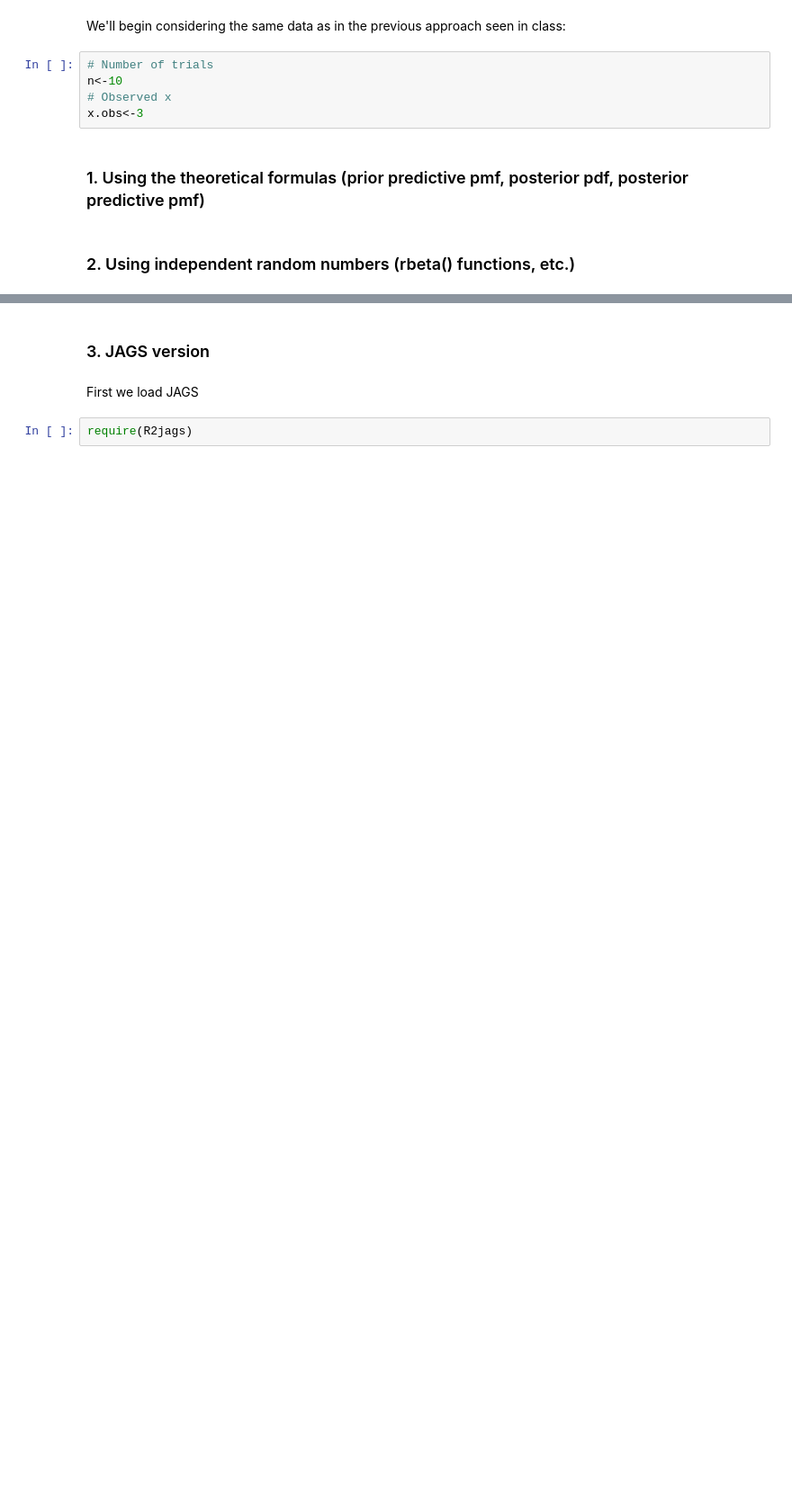
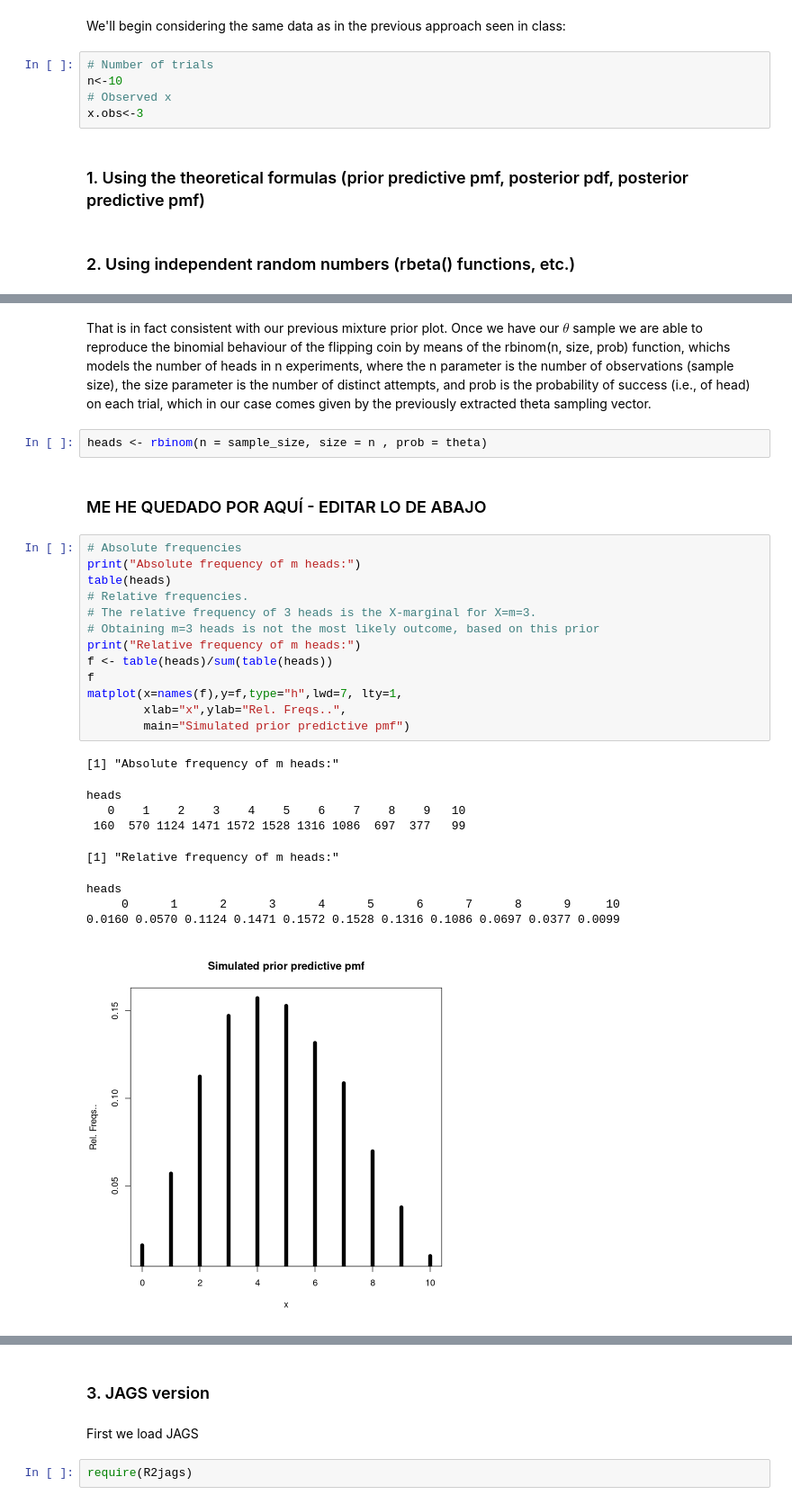
Before and after one commit to claudia-hm/BSPP, a Jupyter notebook: 2021-2022.Homework.01.Statements.ipynb, the cells around one changed output, grey strips where cells are left out. Shown at 90% size. Cells and saved outputs as stored; diff of their text form; blank space fills up the shorter version.

```diff
--- a/2021-2022.Homework.01.Statements.ipynb
+++ b/2021-2022.Homework.01.Statements.ipynb
@@ -431,0 +463,29 @@ x.obs<-3
+# %% [markdown]
+That is in fact consistent with our previous mixture prior plot. Once we have our $\theta$ sample we are able to reproduce the binomial behaviour of the flipping coin by means of the rbinom(n, size, prob) function, whichs models the number of heads in n experiments, where the n parameter is the number of observations (sample size), the size parameter is the number of distinct attempts, and prob is the probability of success (i.e., of head) on each trial, which in our case comes given by the previously extracted theta sampling vector.
+# %%
+heads <- rbinom(n = sample_size, size = n , prob = theta)
+# %% [markdown]
+### ME HE QUEDADO POR AQUÍ - EDITAR LO DE ABAJO
+# %%
+# Absolute frequencies
+print("Absolute frequency of m heads:")
+table(heads)
+# Relative frequencies.
+# The relative frequency of 3 heads is the X-marginal for X=m=3.
+# Obtaining m=3 heads is not the most likely outcome, based on this prior
+print("Relative frequency of m heads:")
+f <- table(heads)/sum(table(heads))
+f
+matplot(x=names(f),y=f,type="h",lwd=7, lty=1,
+        xlab="x",ylab="Rel. Freqs..",
+        main="Simulated prior predictive pmf")
+# %% [output]
+[1] "Absolute frequency of m heads:"
+heads
+   0    1    2    3    4    5    6    7    8    9   10
+ 160  570 1124 1471 1572 1528 1316 1086  697  377   99
+[1] "Relative frequency of m heads:"
+heads
+     0      1      2      3      4      5      6      7      8      9     10
+0.0160 0.0570 0.1124 0.1471 0.1572 0.1528 0.1316 0.1086 0.0697 0.0377 0.0099
+[figure, added]
```
Also changed, not shown: parts of 10 cells of this notebook.
